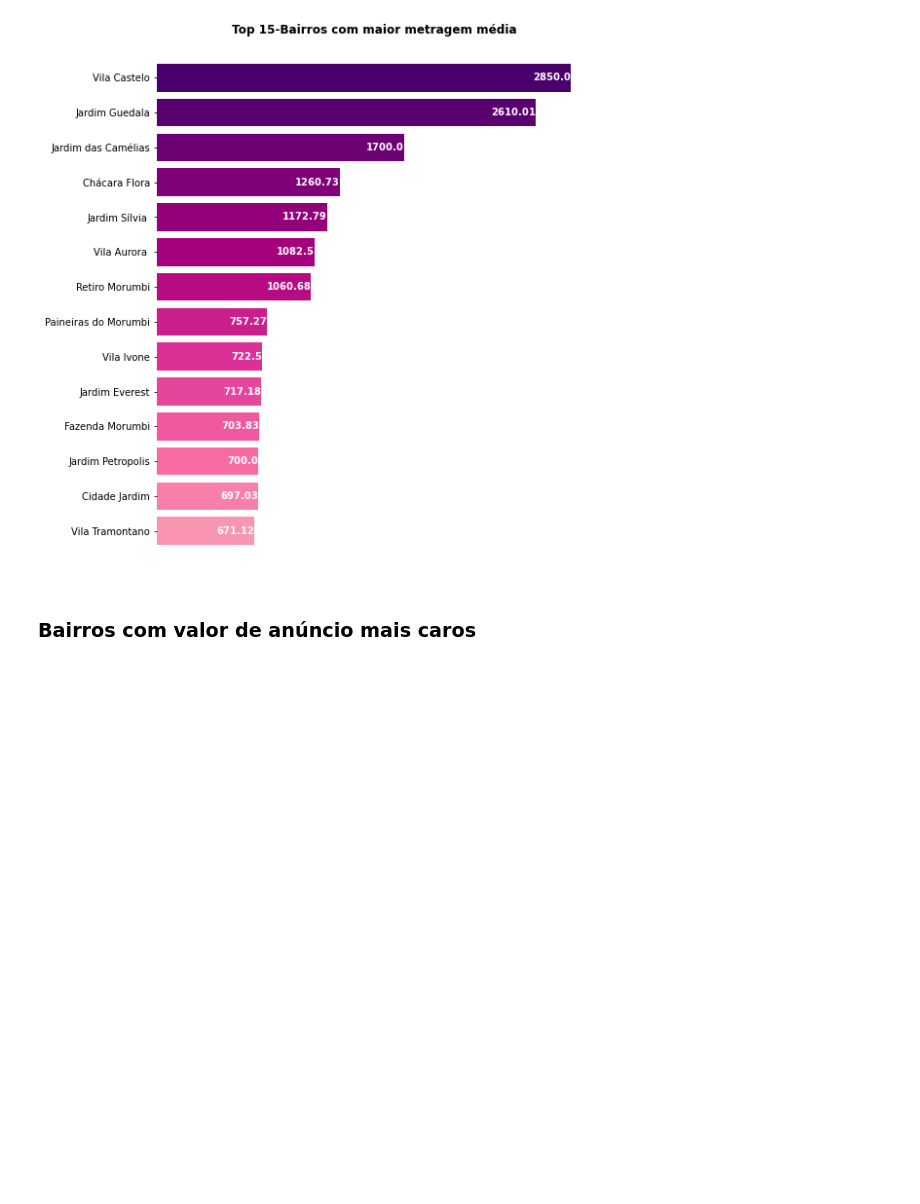
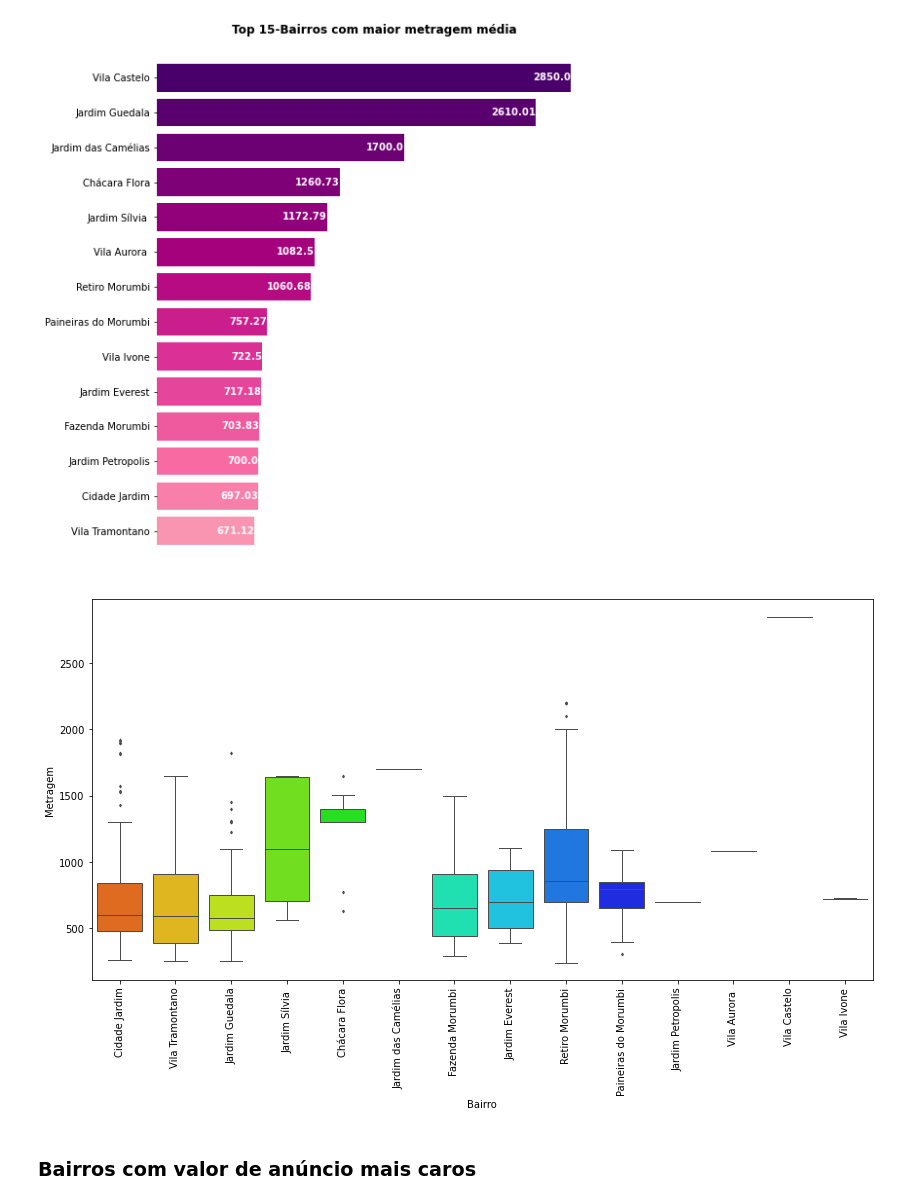
Before and after one commit to luizaires/Analise-de-dados-de-imoveis, a Jupyter notebook: Analise-de-dados-de-venda-de-imoveis.ipynb, the cells around one changed output. Saved outputs shown, nothing was run; the diff lists cells and outputs as text; code cells hidden in the pictures; blank space fills up the shorter version.

Commit message:
Add new plots

```diff
--- a/Analise-de-dados-de-venda-de-imoveis.ipynb
+++ b/Analise-de-dados-de-venda-de-imoveis.ipynb
@@ -305,6 +305,17 @@ top15_metragem
 barhplot(y = 'Metragem média', data = top15_metragem[1:], palette = 'RdPu', title = 'Top 15-Bairros com maior metragem média')
 # %% [output]
 [figure]
+# %%
+plt.figure(figsize = (14, 7))
+ax = sns.boxplot(x = 'Bairro',
+                 y = 'Metragem',
+                 data = df.query("Metragem <= 3000 and Bairro in @top15_metragem.index"),
+                 palette = 'hsv',
+                 linewidth = 1,
+                 fliersize = 2)
+ax.tick_params(axis = 'x', rotation = 90)
+# %% [output]
+[figure, added]
 # %% [markdown]
 ### Bairros com valor de anúncio mais caros
 # %% [markdown]
```
Also changed, not shown: parts of 5 cells of this notebook.
